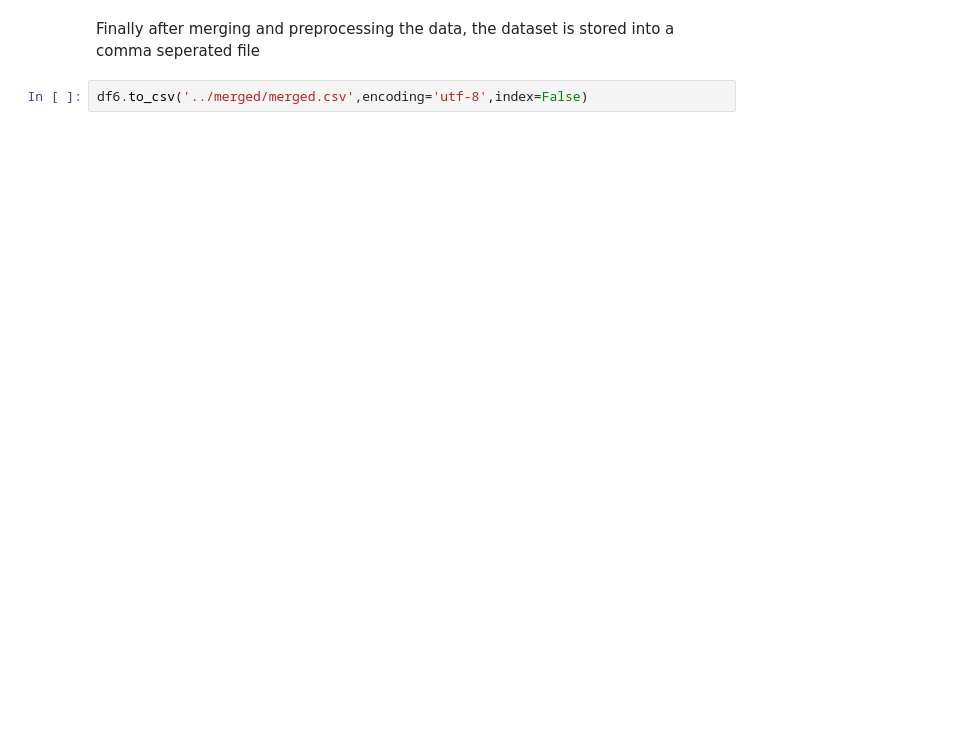
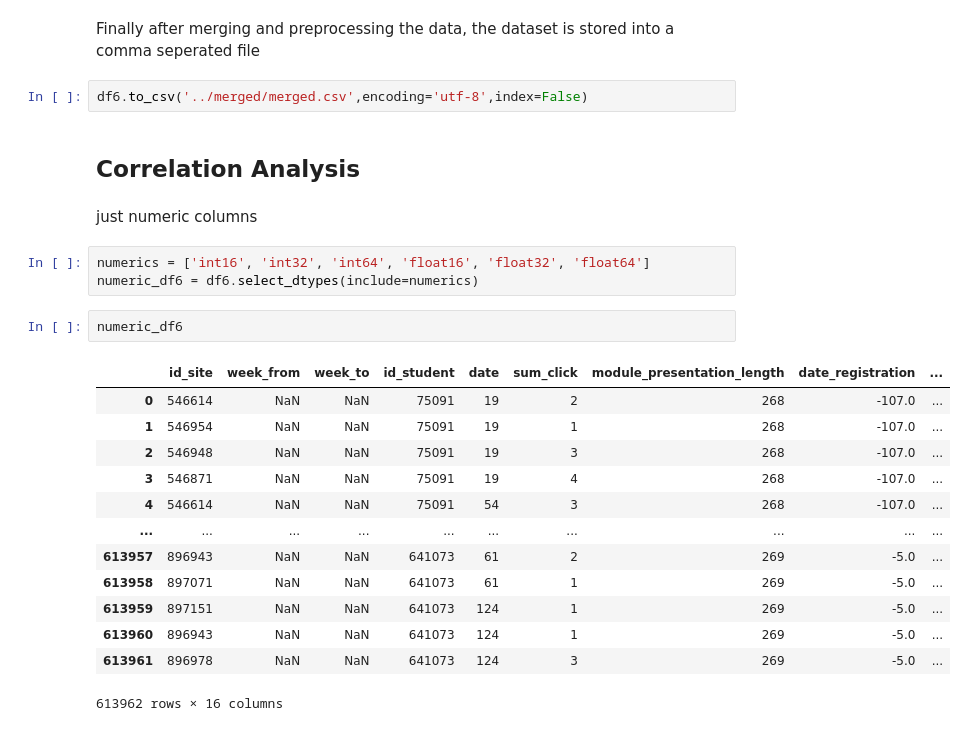
Before and after one commit to santomon/edutest_fp, a Jupyter notebook: nbsrc/Project.ipynb, the cells around one changed output. Saved outputs shown, nothing was run; the diff lists cells and outputs as text; blank space fills up the shorter version.

```diff
--- a/nbsrc/Project.ipynb
+++ b/nbsrc/Project.ipynb
@@ -223,3 +224,26 @@ df6
 Finally after merging and preprocessing the data, the dataset is stored into a comma seperated file
 # %%
 df6.to_csv('../merged/merged.csv',encoding='utf-8',index=False)
+# %% [markdown]
+## Correlation Analysis
+# %% [markdown]
+just numeric columns
+# %%
+numerics = ['int16', 'int32', 'int64', 'float16', 'float32', 'float64']
+numeric_df6 = df6.select_dtypes(include=numerics)
+# %%
+numeric_df6
+# %% [output]
+|  | id_site | week_from | week_to | id_student | date | sum_click | module_presentation_length | date_registration | ... |
+| 0 | 546614 | NaN | NaN | 75091 | 19 | 2 | 268 | -107.0 | ... |
+| 1 | 546954 | NaN | NaN | 75091 | 19 | 1 | 268 | -107.0 | ... |
+| 2 | 546948 | NaN | NaN | 75091 | 19 | 3 | 268 | -107.0 | ... |
+| 3 | 546871 | NaN | NaN | 75091 | 19 | 4 | 268 | -107.0 | ... |
+| 4 | 546614 | NaN | NaN | 75091 | 54 | 3 | 268 | -107.0 | ... |
+| ... | ... | ... | ... | ... | ... | ... | ... | ... | ... |
+| 613957 | 896943 | NaN | NaN | 641073 | 61 | 2 | 269 | -5.0 | ... |
+| 613958 | 897071 | NaN | NaN | 641073 | 61 | 1 | 269 | -5.0 | ... |
+| 613959 | 897151 | NaN | NaN | 641073 | 124 | 1 | 269 | -5.0 | ... |
+| 613960 | 896943 | NaN | NaN | 641073 | 124 | 1 | 269 | -5.0 | ... |
+| 613961 | 896978 | NaN | NaN | 641073 | 124 | 3 | 269 | -5.0 | ... |
+613962 rows × 16 columns
```
Also changed, not shown: parts of 23 cells of this notebook, 1 other file.
